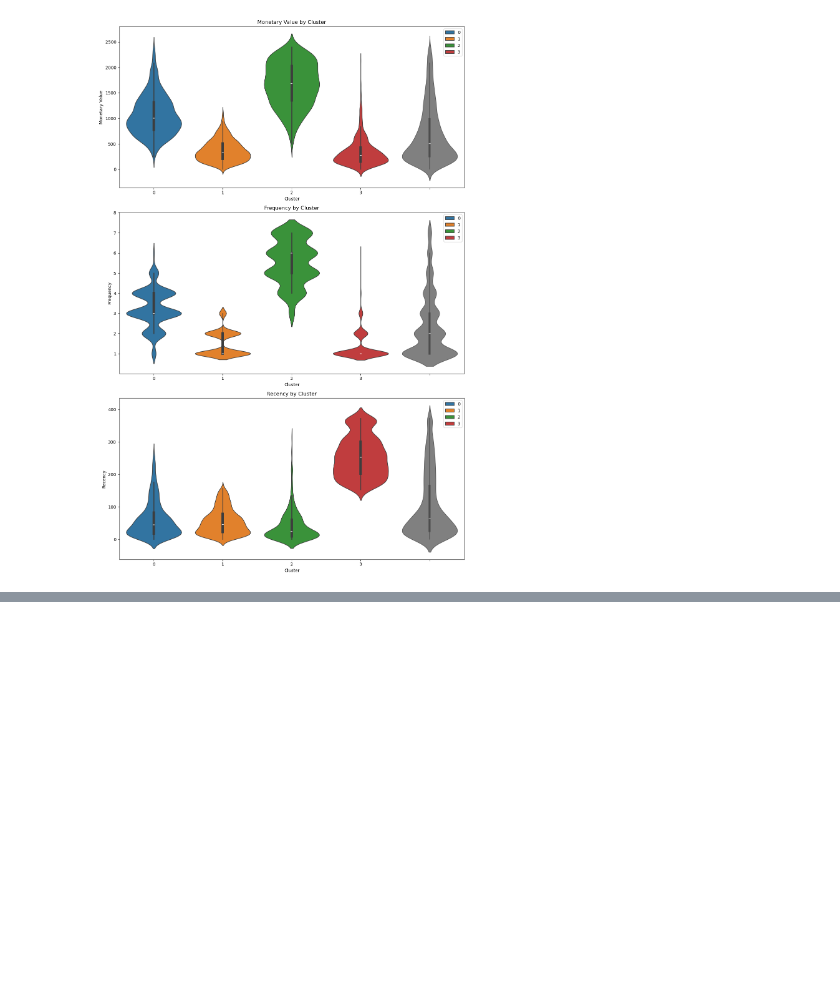
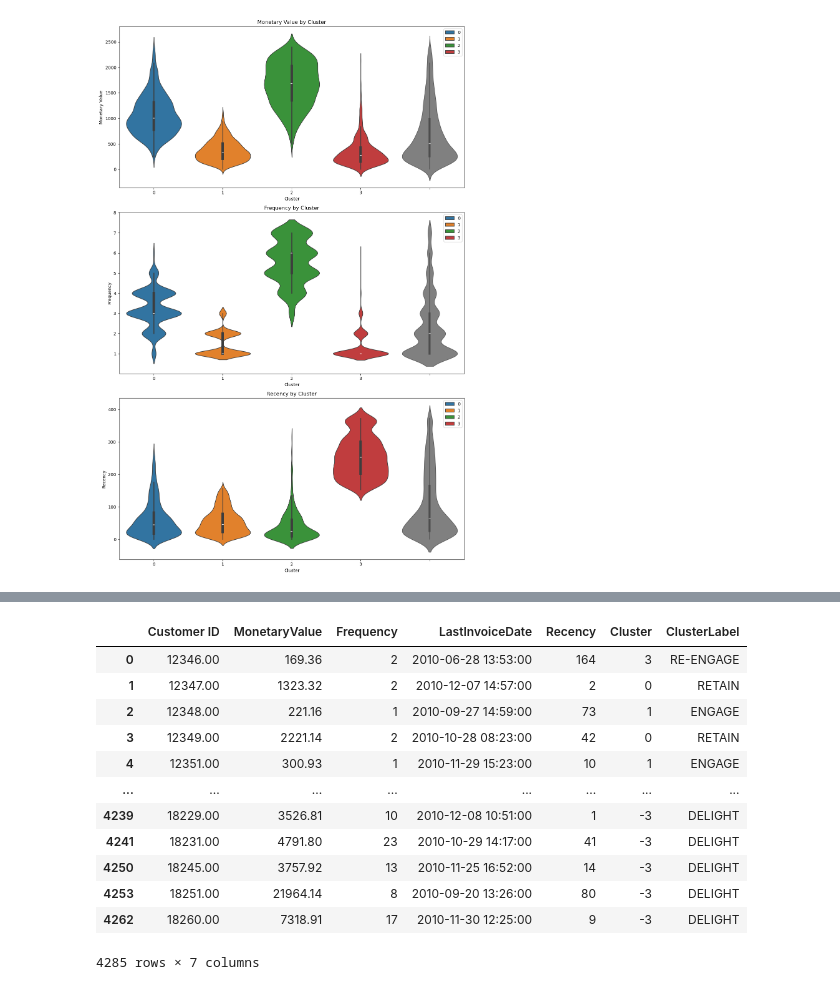
Before and after one commit to uyenn0/data-science-online-retail, a Jupyter notebook: online-retail-Kmeans-clustering-Customer-data.ipynb, the cells around one changed output, grey strips where cells are left out. Drawn from its saved outputs; the diff is of its cells as text; code cells hidden in the pictures; blank space fills up the shorter version.

```diff
--- a/online-retail-Kmeans-clustering-Customer-data.ipynb
+++ b/online-retail-Kmeans-clustering-Customer-data.ipynb
@@ -940,0 +975,8 @@ Action: Start running marketing ads to gain their attention, but could consider
+# %%
+monetary_only_outliers = monetary_outliers_df.drop(overlap_indices)
+
+frequency_only_outliers = frequency_outliers_df.drop(overlap_indices)
+
+monetary_and_frequency_outliers = monetary_outliers_df.loc[overlap_indices]
+
+monetary_and_frequency_outliers["MonetaryValue"].describe()
@@ -940,0 +1116,18 @@ Action: Start running marketing ads to gain their attention, but could consider
+# %%
+full_clustering_df["ClusterLabel"] = full_clustering_df["Cluster"].map(cluster_labels)
+
+full_clustering_df
+# %% [output]
+|  | Customer ID | MonetaryValue | Frequency | LastInvoiceDate | Recency | Cluster | ClusterLabel |
+| 0 | 12346.00 | 169.36 | 2 | 2010-06-28 13:53:00 | 164 | 3 | RE-ENGAGE |
+| 1 | 12347.00 | 1323.32 | 2 | 2010-12-07 14:57:00 | 2 | 0 | RETAIN |
+| 2 | 12348.00 | 221.16 | 1 | 2010-09-27 14:59:00 | 73 | 1 | ENGAGE |
+| 3 | 12349.00 | 2221.14 | 2 | 2010-10-28 08:23:00 | 42 | 0 | RETAIN |
+| 4 | 12351.00 | 300.93 | 1 | 2010-11-29 15:23:00 | 10 | 1 | ENGAGE |
+| ... | ... | ... | ... | ... | ... | ... | ... |
+| 4239 | 18229.00 | 3526.81 | 10 | 2010-12-08 10:51:00 | 1 | -3 | DELIGHT |
+| 4241 | 18231.00 | 4791.80 | 23 | 2010-10-29 14:17:00 | 41 | -3 | DELIGHT |
+| 4250 | 18245.00 | 3757.92 | 13 | 2010-11-25 16:52:00 | 14 | -3 | DELIGHT |
+| 4253 | 18251.00 | 21964.14 | 8 | 2010-09-20 13:26:00 | 80 | -3 | DELIGHT |
+| 4262 | 18260.00 | 7318.91 | 17 | 2010-11-30 12:25:00 | 9 | -3 | DELIGHT |
+4285 rows × 7 columns
```
Also changed, not shown: parts of 17 cells of this notebook.
